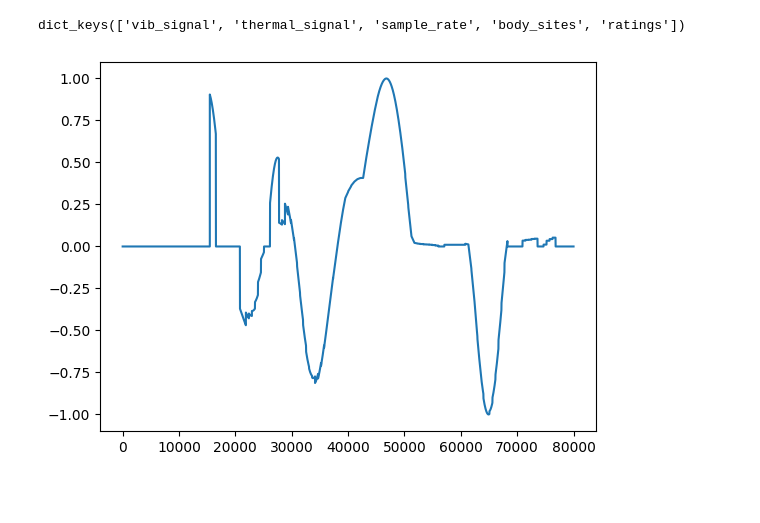
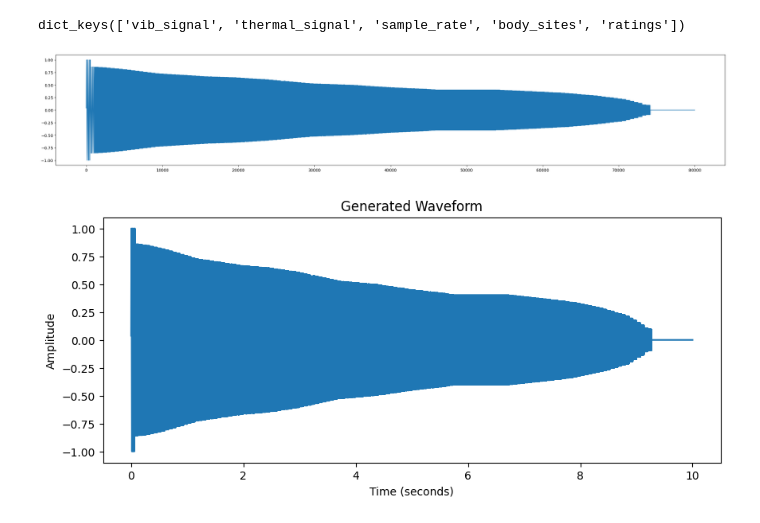
Before and after one commit to Kangsuyeon01/vib-thermal, a Jupyter notebook: static/src/test.ipynb, the cells around one changed output. Cells and saved outputs as stored; diff of their text form; code cells hidden in the pictures; blank space fills up the shorter version.

Commit message:
Fix: on play signal function

```diff
--- a/static/src/test.ipynb
+++ b/static/src/test.ipynb
@@ -12,9 +12,31 @@ data.keys()
 dict_keys(['vib_signal', 'thermal_signal', 'sample_rate', 'body_sites', 'ratings'])
 # %%
 wave = data['vib_signal']
+plt.figure(figsize=(30, 5))  # 가로 10, 세로 5인 크기 설정
 plt.plot(wave)
 plt.show()
 # %% [output]
-[figure, old version]
+[figure, new version]
+# %%
+import numpy as np
+import matplotlib.pyplot as plt
+
+# JSON 데이터에서 진동 신호를 가져온다고 가정
+vib_signal = np.array(data["vib_signal"])  # 저장된 신호
+sample_rate = data["sample_rate"]  # 샘플링 속도
+duration = len(vib_signal) / sample_rate  # 신호의 지속 시간
+
+# 시간 축 설정
+time = np.linspace(0, duration, len(vib_signal))
+
+# 플로팅
+plt.figure(figsize=(10, 4))
+plt.plot(time, vib_signal)
+plt.xlabel("Time (seconds)")
+plt.ylabel("Amplitude")
+plt.title("Generated Waveform")
+plt.show()
+# %% [output]
+[figure, added]
 # %%
 thermal = data['thermal_signal']
```
Also changed, not shown: parts of 1 cell of this notebook, 2 other files.
